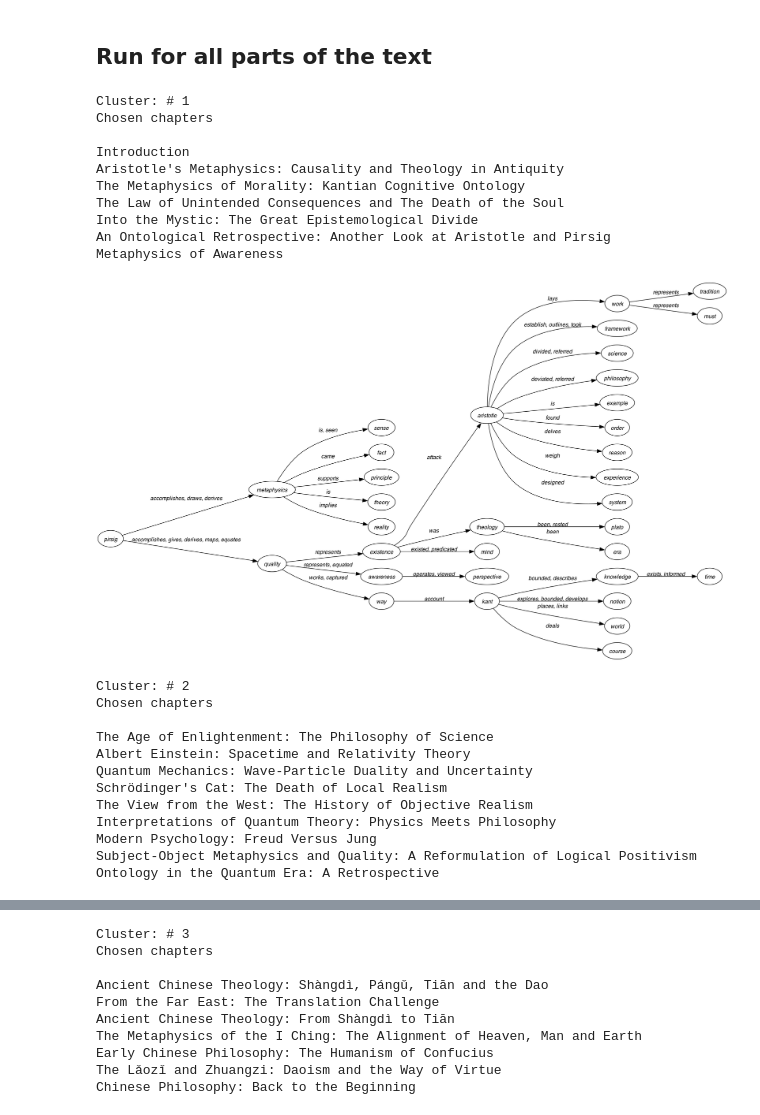
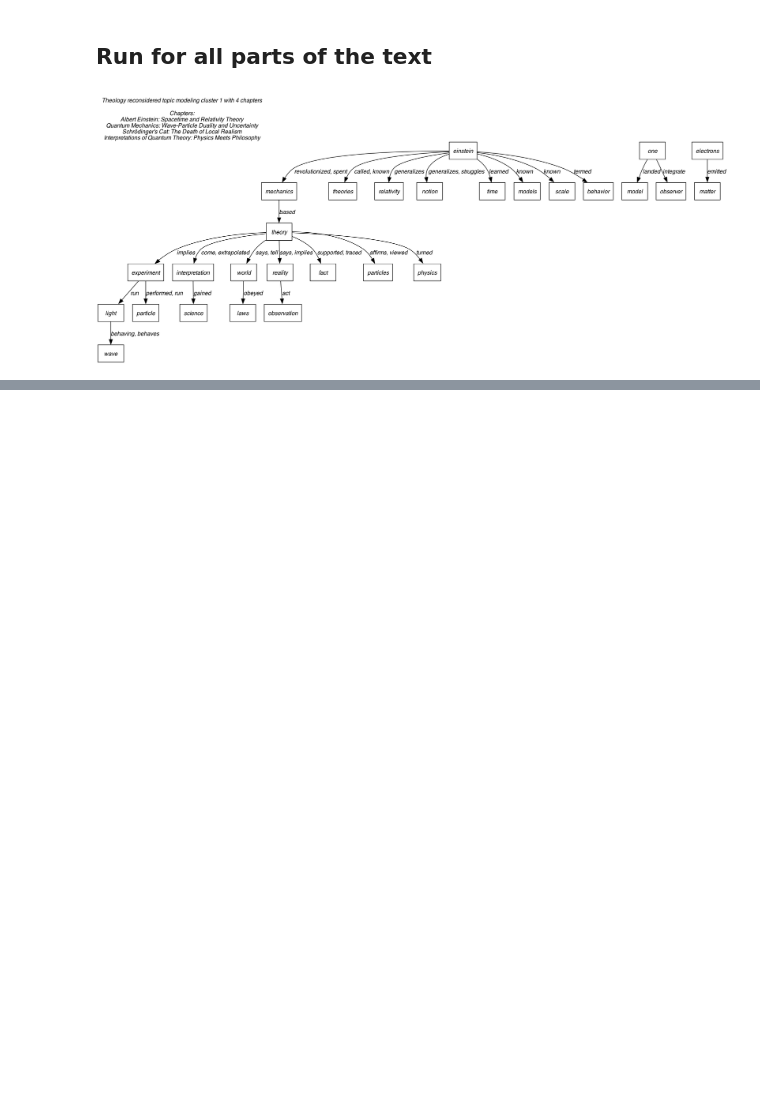
Before and after one commit to zhutchens/hierarchical_clustering, a Jupyter notebook: ontology_hierarchy/topic_modeling_intergration.ipynb, the cells around one changed output, grey strips where cells are left out. Cells and saved outputs as stored; diff of their text form; code cells hidden in the pictures; blank space fills up the shorter version.

Commit message:
Better graphs, topic modeling

```diff
--- a/ontology_hierarchy/topic_modeling_intergration.ipynb
+++ b/ontology_hierarchy/topic_modeling_intergration.ipynb
@@ -107,6 +107,13 @@ for title_index, title in enumerate(titles):
 55 Into the Mystic: The Great Epistemological Divide
 56 An Ontological Retrospective: Another Look at Aristotle and Pirsig
 57 Metaphysics of Awareness
+# %%
+# Remove chapters, titles and sentences if the title starts with "Part ".
+title_indices_to_remove = [title_index for title_index, title in enumerate(titles) if title.startswith("Part ")]
+
+titles = [title for title_index, title in enumerate(titles) if title_index not in title_indices_to_remove]
+sentences_per_chapter = [chapter for chapter_index, chapter in enumerate(sentences_per_chapter) if chapter_index not in title_indices_to_remove]
+chapters = [chapter for chapter_index, chapter in enumerate(chapters) if chapter_index not in title_indices_to_remove]
 # %% [markdown]
 ## Perform topic modeling
 # %%
@@ -257,18 +264,20 @@ ontology_hierarchy, words_with_parents = construct_ontology_hierarchy(
 # %% [markdown]
 ## Run for all parts of the text
 # %%
+use_key_terms = True
+
 # Specify the chapters used in the analysis.
 for cluster in range(1, NUM_TOPICS+1):
-    print("Cluster: #", cluster)
+    #print("Cluster: #", cluster)
     chosen_chapters = clusters[cluster]
 
     chapter_titles = [titles[i] for i in chosen_chapters]
-    print("Chosen chapters \n")
-    for title in chapter_titles:
-        print(title)
+    #print("Chosen chapters \n")
+    # for title in chapter_titles:
+    #     print(title)
 
     # Specify the number of top words to use.
-    n = 50
+    n = max(50, len(chosen_chapters)*5)
 
     text_per_chapter = []
     for chapter_idx in chosen_chapters:
@@ -278,63 +287,46 @@ for cluster in range(1, NUM_TOPICS+1):
         text_per_chapter,
         "tf",
         skip_stopwords=True,
-        include_verbs=False,
-        include_determiners=False,
-        include_pronouns=False,
-        include_adverbs=False,
-        include_numbers=False,
+        include_verbs=True,
+        include_determiners=True,
+        include_pronouns=True,
+        include_adverbs=True,
+        include_numbers=True,
     )
 
-    top_n_words = tf_idf_pre_filtering.head(n)["word"].values
+    if use_key_terms:
+        top_n_words = key_terms_per_cluster[cluster]
+    else:
+        top_n_words = tf_idf_pre_filtering.head(n)["word"].values
 
     # Create a list of all verses of the chosen books.
     all_verses = []
     for chapter_idx in chosen_chapters:
         all_verses.extend(sentences_per_chapter[chapter_idx])
     directed_relations, relations_to_verbs = get_directed_relations(
         top_n_words=top_n_words,
         all_verses=all_verses,
         verbose=False,
     )
     ordered_directed_relations = order_directed_relations(
         directed_relations=directed_relations,
         tf_idf_pre_filtering=tf_idf_pre_filtering,
         order_by="product",
         include_ordering_wrt_occurences=True,
         verbose=False,
     )
     ontology_hierarchy, words_with_parents = construct_ontology_hierarchy(
         ordered_directed_relations=ordered_directed_relations,
     )
     # print_hierarchy_tree_from_ontology(
     #     ontological_hierarchy=ontology_hierarchy,
     #     words_with_parents=words_with_parents,
     # )
     draw_hierarchy_tree_from_ontology(
         ontological_hierarchy=ontology_hierarchy,
         relations_to_verbs=relations_to_verbs,
+        title="Theology reconsidered topic modeling cluster " + str(cluster) + " with " + str(len(chosen_chapters)) + " chapters",
+        topic_modelling_chapters=chapter_titles,
     )
 # %% [output]
-Cluster: # 1
-Chosen chapters
-
-Introduction
-Aristotle's Metaphysics: Causality and Theology in Antiquity
-The Metaphysics of Morality: Kantian Cognitive Ontology
-The Law of Unintended Consequences and The Death of the Soul
-Into the Mystic: The Great Epistemological Divide
-An Ontological Retrospective: Another Look at Aristotle and Pirsig
-Metaphysics of Awareness
-[figure, old version]
+[figure, new version]
-Cluster: # 2
-Chosen chapters
-
-The Age of Enlightenment: The Philosophy of Science
-Albert Einstein: Spacetime and Relativity Theory
-Quantum Mechanics: Wave-Particle Duality and Uncertainty
-Schrödinger's Cat: The Death of Local Realism
-The View from the West: The History of Objective Realism
-Interpretations of Quantum Theory: Physics Meets Philosophy
-Modern Psychology: Freud Versus Jung
-Subject-Object Metaphysics and Quality: A Reformulation of Logical Positivism
-Ontology in the Quantum Era: A Retrospective
@@ -342,10 +333,0 @@ Ontology in the Quantum Era: A Retrospective
-Cluster: # 3
-Chosen chapters
-
-Ancient Chinese Theology: Shàngdì, Pángǔ, Tiān and the Dao
-From the Far East: The Translation Challenge
-Ancient Chinese Theology: From Shàngdì to Tiān
-The Metaphysics of the I Ching: The Alignment of Heaven, Man and Earth
-Early Chinese Philosophy: The Humanism of Confucius
-The Lǎozǐ and Zhuangzi: Daoism and the Way of Virtue
-Chinese Philosophy: Back to the Beginning
```
Also changed, not shown: parts of 5 cells of this notebook, 2 other files.
